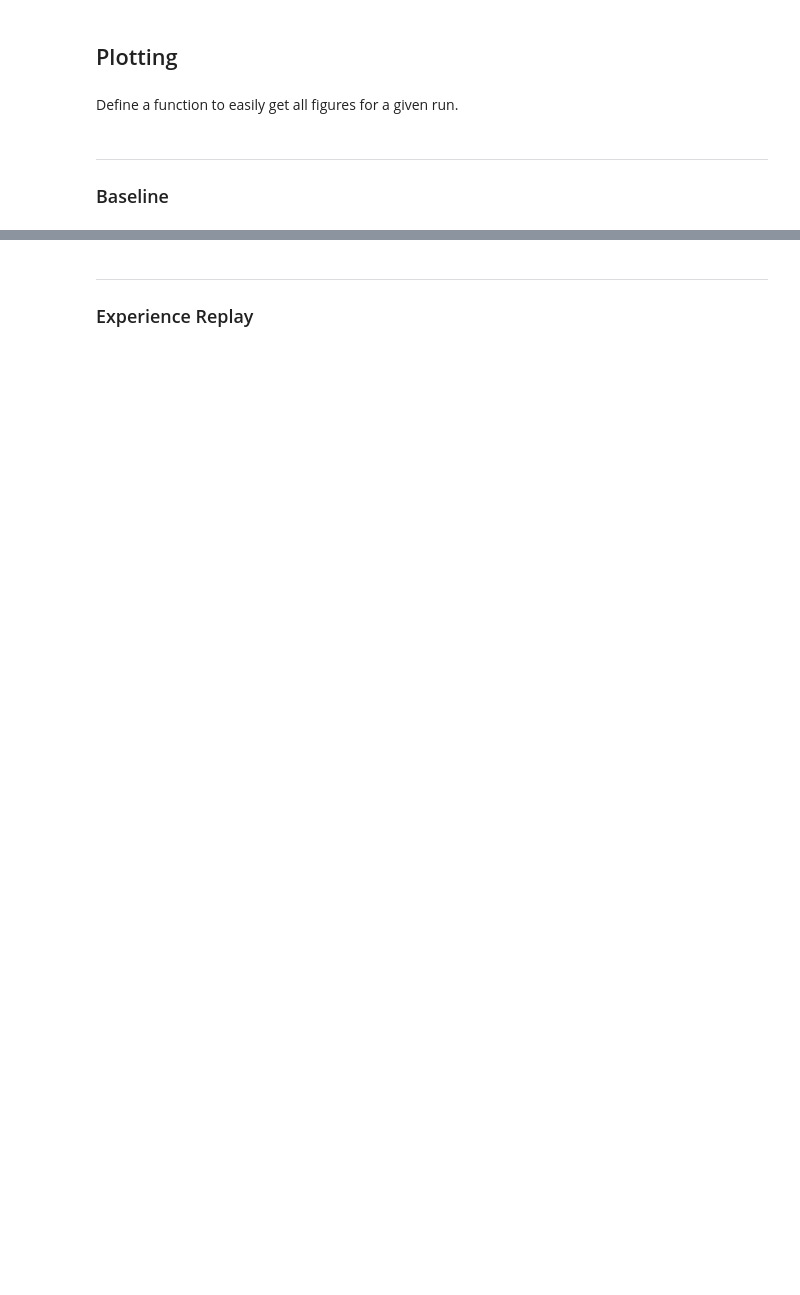
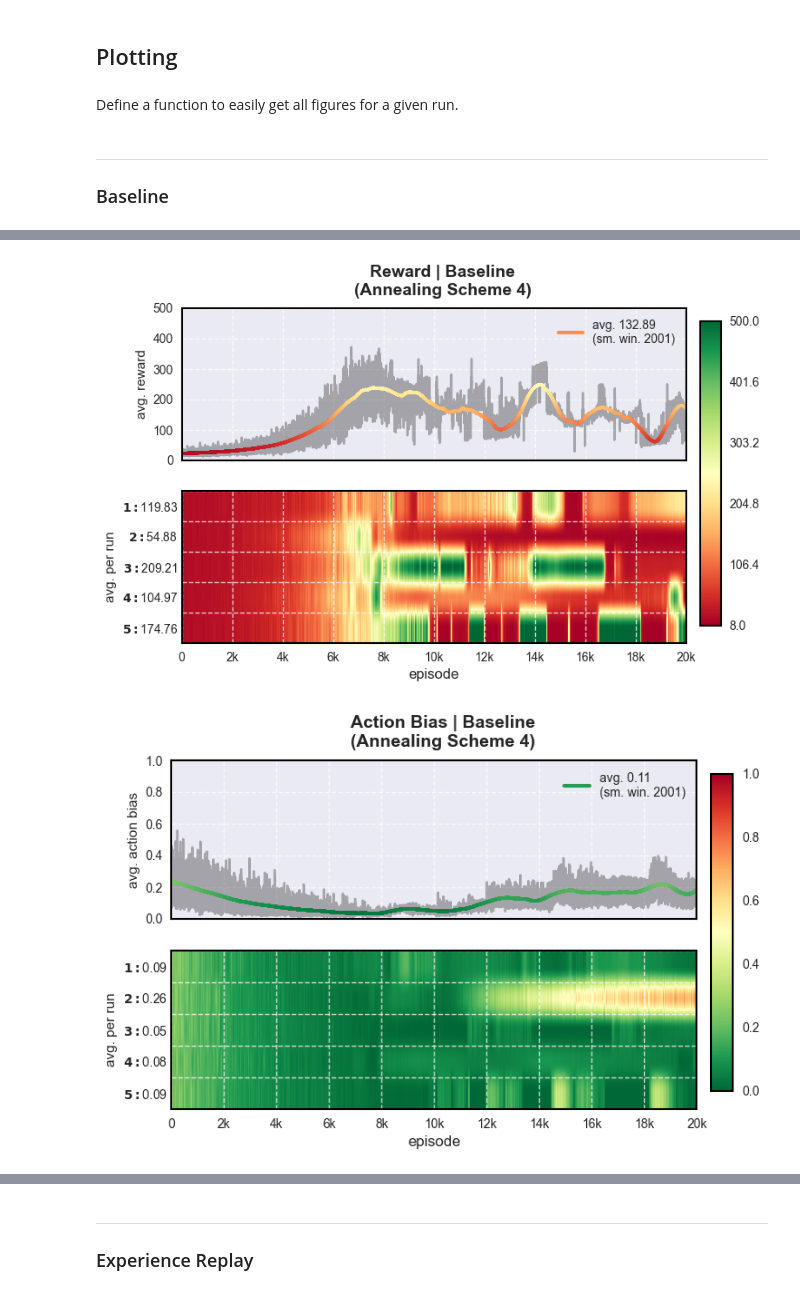
Before and after one commit to Josef-Hlink/DeepQL, a Jupyter notebook: notebooks/2_randomwarmup.ipynb, the cells around one changed output, grey strips where cells are left out. Drawn from its saved outputs; the diff is of its cells as text; code cells hidden in the pictures; blank space fills up the shorter version.

```diff
--- a/notebooks/2_randomwarmup.ipynb
+++ b/notebooks/2_randomwarmup.ipynb
@@ -96,0 +130,5 @@ rewardFig, actionBiasFig, lossFig = getFigs(runID)
+# %%
+rewardFig, actionBiasFig, lossFig = getFigs(runID, 4)
+# %% [output]
+[figure, added]
+[figure, added]
```
Also changed, not shown: parts of 24 cells of this notebook, 3 other files.
